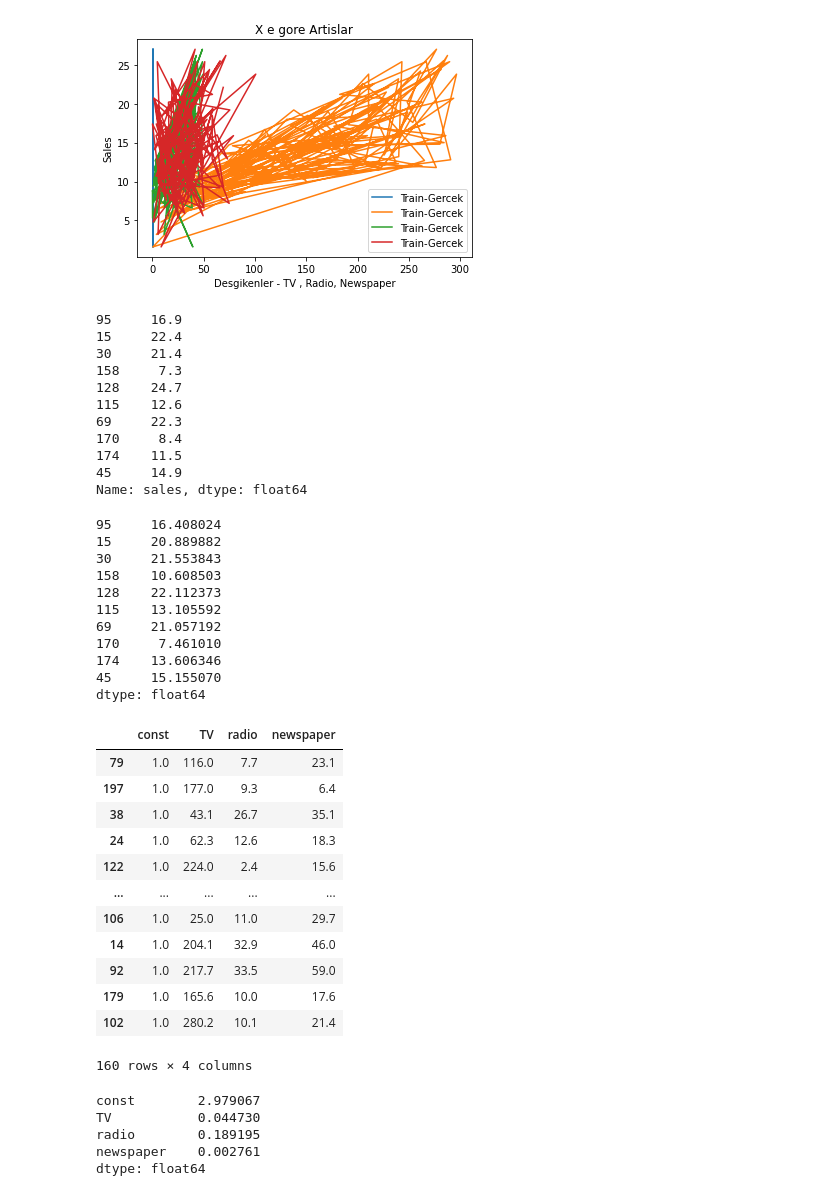
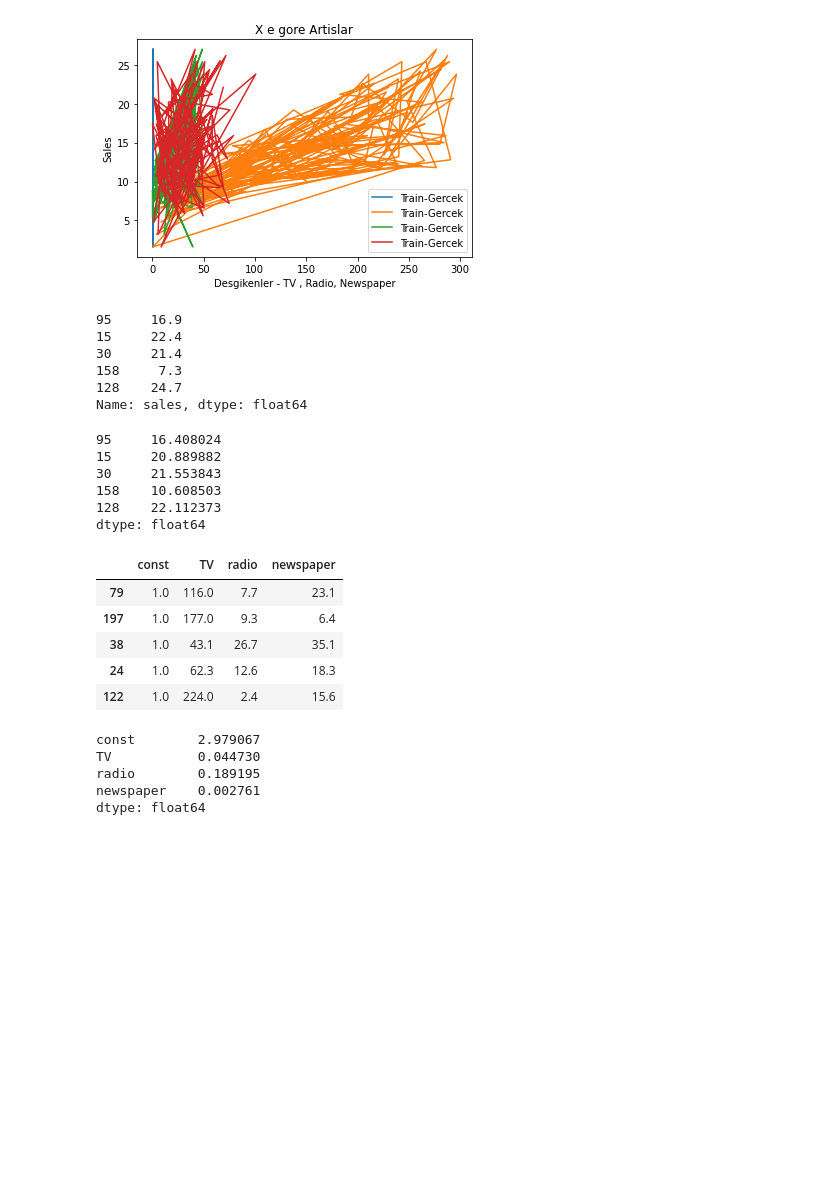
Before and after one commit to abdullahcayde/Trainings, a Jupyter notebook: ML/ML_01.ipynb, the cells around one changed output. Drawn from its saved outputs; the diff is of its cells as text; code cells hidden in the pictures; blank space fills up the shorter version.

```diff
--- a/ML/ML_01.ipynb
+++ b/ML/ML_01.ipynb
@@ -705,49 +705,32 @@ plt.show();
 # %% [output]
 [figure]
 # %%
-y_test[0:10]
+y_test[0:5]
 # %% [output]
 95     16.9
 15     22.4
 30     21.4
 158     7.3
 128    24.7
-115    12.6
-69     22.3
-170     8.4
-174    11.5
-45     14.9
 Name: sales, dtype: float64
 # %%
-model.predict(X_test)[0:10]
+model.predict(X_test)[0:5]
 # %% [output]
 95     16.408024
 15     20.889882
 30     21.553843
 158    10.608503
 128    22.112373
-115    13.105592
-69     21.057192
-170     7.461010
-174    13.606346
-45     15.155070
 dtype: float64
 # %%
-X_train
+X_train[0:5]
 # %% [output]
 |  | const | TV | radio | newspaper |
 | 79 | 1.0 | 116.0 | 7.7 | 23.1 |
 | 197 | 1.0 | 177.0 | 9.3 | 6.4 |
 | 38 | 1.0 | 43.1 | 26.7 | 35.1 |
 | 24 | 1.0 | 62.3 | 12.6 | 18.3 |
 | 122 | 1.0 | 224.0 | 2.4 | 15.6 |
-| ... | ... | ... | ... | ... |
-| 106 | 1.0 | 25.0 | 11.0 | 29.7 |
-| 14 | 1.0 | 204.1 | 32.9 | 46.0 |
-| 92 | 1.0 | 217.7 | 33.5 | 59.0 |
-| 179 | 1.0 | 165.6 | 10.0 | 17.6 |
-| 102 | 1.0 | 280.2 | 10.1 | 21.4 |
-160 rows × 4 columns
 # %%
 model.params
 # %% [output]
```
Also changed, not shown: 1 other file.
